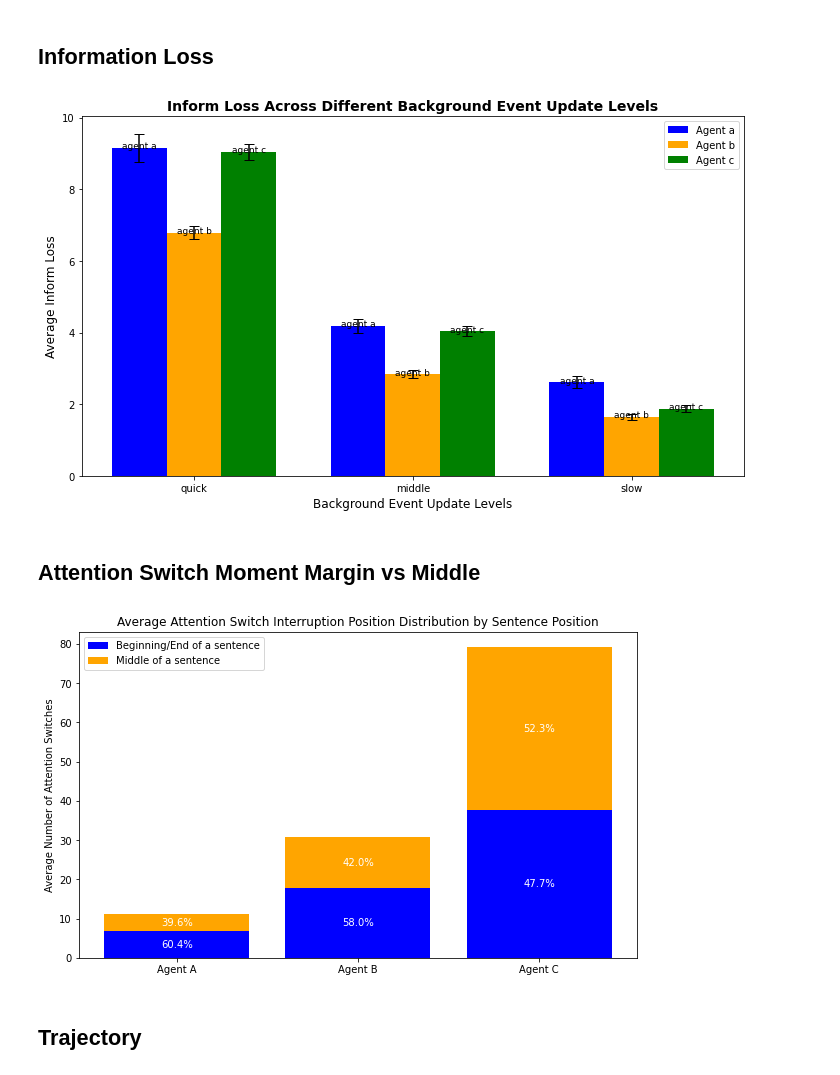
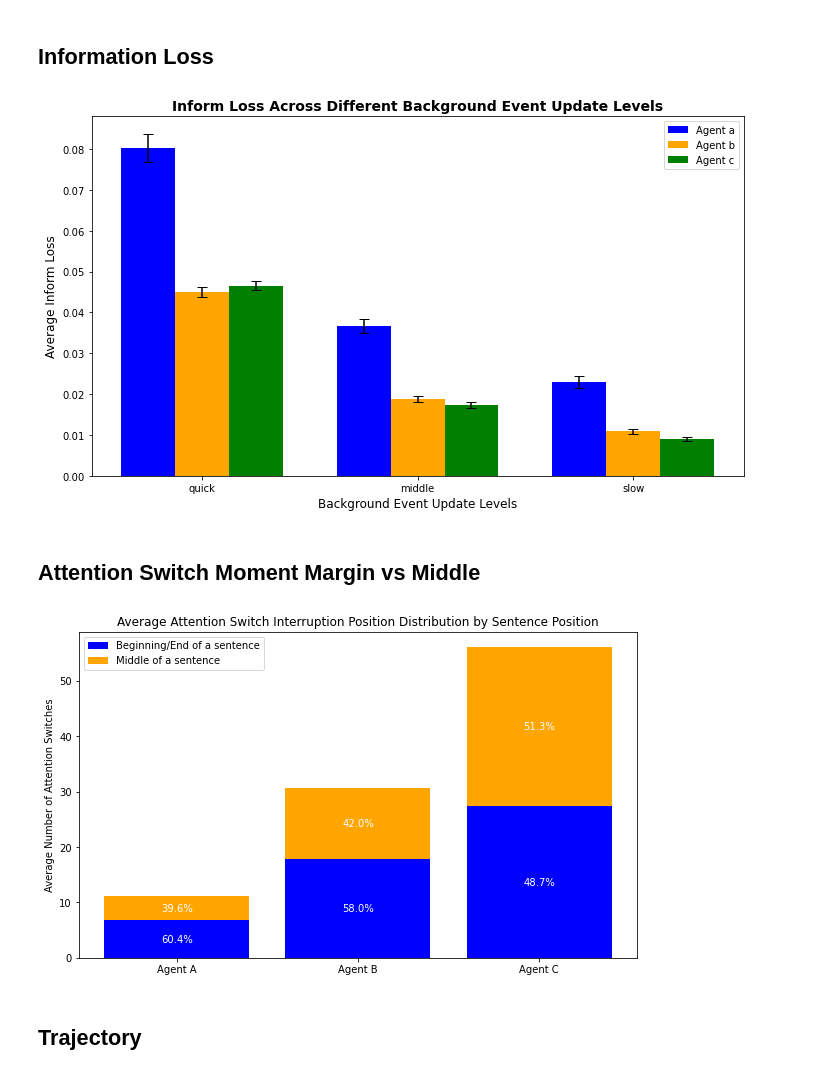
Before and after one commit to BaiYunpeng1949/heads-up-multitasker, a Jupyter notebook: hrl/envs/supervisory_control/results/Figure Drawer Supervisory Control Simulation Results.ipynb, the cells around one changed output. Saved outputs shown, nothing was run; the diff lists cells and outputs as text; code cells hidden in the pictures.

Commit message:
0815-HRL-Figure Drawer-Test-Supervisory Control Agent c - retrained version - performs better (makes more sense)

```diff
--- a/hrl/envs/supervisory_control/results/Figure Drawer Supervisory Control Simulation Results.ipynb
+++ b/hrl/envs/supervisory_control/results/Figure Drawer Supervisory Control Simulation Results.ipynb
@@ -8,7 +8,8 @@ import matplotlib.patches as patches
 
 agent_a = r'D:\Users\91584\PycharmProjects\uitb-headsup-computing\hrl\envs\supervisory_control\results\08-13_08-32\agent_a_supervisory_control_results.csv'
 agent_b = r'D:\Users\91584\PycharmProjects\uitb-headsup-computing\hrl\envs\supervisory_control\results\08-13_15-39\agent_b_supervisory_control_results.csv'
-agent_c = r'D:\Users\91584\PycharmProjects\uitb-headsup-computing\hrl\envs\supervisory_control\results\08-14_09-03\agent_c_supervisory_control_results.csv'
+# agent_c = r'D:\Users\91584\PycharmProjects\uitb-headsup-computing\hrl\envs\supervisory_control\results\08-14_09-03\agent_c_supervisory_control_results.csv'
+agent_c = r'D:\Users\91584\PycharmProjects\uitb-headsup-computing\hrl\envs\supervisory_control\results\08-15_09-31\agent_c_supervisory_control_results.csv'
 
 # 1. Reading the CSV files
 df_a = pd.read_csv(agent_a)
@@ -350,43 +331,69 @@ data_a = extract_data_for_agent(df_a, 'inform_loss', event_levels)
 data_b = extract_data_for_agent(df_b, 'inform_loss', event_levels)
 data_c = extract_data_for_agent(df_c, 'inform_loss', event_levels)
 
 x_labels = ["quick", "middle", "slow"]
 x = np.arange(len(x_labels))
 
-def calculate_mean_and_sem(data):
-    means = [np.mean(d) for d in data]
-    sems = [np.std(d) / np.sqrt(len(d)) for d in data]
+
+# def calculate_mean_and_sem(data):
+#     means = [np.mean(d) for d in data]
+#     sems = [np.std(d) / np.sqrt(len(d)) for d in data]
+#     return means, sems
+
+# means_a, sem_a = calculate_mean_and_sem(data_a)
+# means_b, sem_b = calculate_mean_and_sem(data_b)
+# means_c, sem_c = calculate_mean_and_sem(data_c)
+
+# Extract total steps for each dataframe
+total_steps_a = df_a['total_steps'].iloc[0]
+total_steps_b = df_b['total_steps'].iloc[0]
+total_steps_c = df_c['total_steps'].iloc[0]
+
+def calculate_normalized_mean_and_sem(data, total_steps):
+    means = [np.mean(d) / total_steps for d in data]
+    sems = [np.std(d) / np.sqrt(len(d)) / total_steps for d in data]
     return means, sems
 
-means_a, sem_a = calculate_mean_and_sem(data_a)
-means_b, sem_b = calculate_mean_and_sem(data_b)
-means_c, sem_c = calculate_mean_and_sem(data_c)
+means_a, sem_a = calculate_normalized_mean_and_sem(data_a, total_steps_a)
+means_b, sem_b = calculate_normalized_mean_and_sem(data_b, total_steps_b)
+means_c, sem_c = calculate_normalized_mean_and_sem(data_c, total_steps_c)
 
 bar_width = 0.25
 fig, ax = plt.subplots(figsize=(10, 6))
 
 colors = ['blue', 'orange', 'green']
 ax.bar(x - bar_width, means_a, yerr=sem_a, color=colors[0], width=bar_width, label='Agent a', capsize=5)
 ax.bar(x, means_b, yerr=sem_b, color=colors[1], width=bar_width, label='Agent b', capsize=5)
 ax.bar(x + bar_width, means_c, yerr=sem_c, color=colors[2], width=bar_width, label='Agent c', capsize=5)
 
+# Determine the max yerr for each event level
+max_yerrs = [
+    max(sem_a[idx], sem_b[idx], sem_c[idx])
+    for idx in range(len(x_labels))
+]
+
 # Adding annotations for Agent a, Agent b, and Agent c
 for idx, pos in enumerate(x):
-    ax.annotate('agent a', (pos - bar_width, means_a[idx] + 0.05), ha='center', va='center', color='black', fontsize=9)  # for Agent a
-    ax.annotate('agent b', (pos, means_b[idx] + 0.05), ha='center', va='center', color='black', fontsize=9)  # for Agent b
-    ax.annotate('agent c', (pos + bar_width, means_c[idx] + 0.05), ha='center', va='center', color='black', fontsize=9)  # for Agent c
+    # Adjust the y position of the annotations to be slightly above the bar+error
+    y_pos_a = means_a[idx] + max_yerrs[idx] + 0.0025  # 0.005 is an arbitrary offset, you can adjust this value
+    y_pos_b = means_b[idx] + max_yerrs[idx] + 0.0025
+    y_pos_c = means_c[idx] + max_yerrs[idx] + 0.0025
+
+#     ax.annotate('agent a', (pos - bar_width, y_pos_a), ha='center', va='center', color='black', fontsize=9)  # for Agent a
+#     ax.annotate('agent b', (pos, y_pos_b), ha='center', va='center', color='black', fontsize=9)  # for Agent b
+#     ax.annotate('agent c', (pos + bar_width, y_pos_c), ha='center', va='center', color='black', fontsize=9)  # for Agent c
 
 ax.set_title("Inform Loss Across Different Background Event Update Levels", fontsize=14, fontweight='bold')
 ax.set_xlabel("Background Event Update Levels", fontsize=12)
 ax.set_ylabel("Average Inform Loss", fontsize=12)
 ax.set_xticks(x)
 ax.set_xticklabels(x_labels)
 ax.legend()
 
 plt.tight_layout()
 plt.show()
 # %% [output]
-[figure, old version]
+[figure, new version]
 # %% [markdown]
 ## Attention Switch Moment Margin vs Middle
 # %%
@@ -494,7 +501,7 @@ ax.legend(loc='upper left')
 
 plt.show()
 # %% [output]
-[figure, old version]
+[figure, new version]
 # %% [markdown]
 ## Trajectory
 # %%
```
Also changed, not shown: parts of 9 cells of this notebook, 2 other files.
